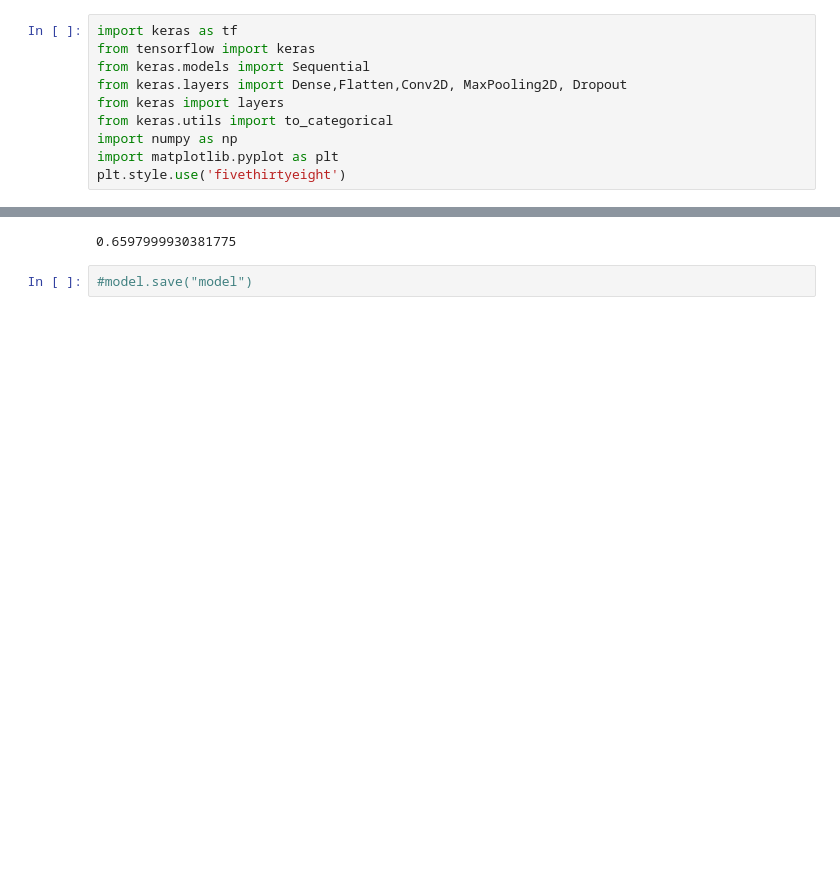
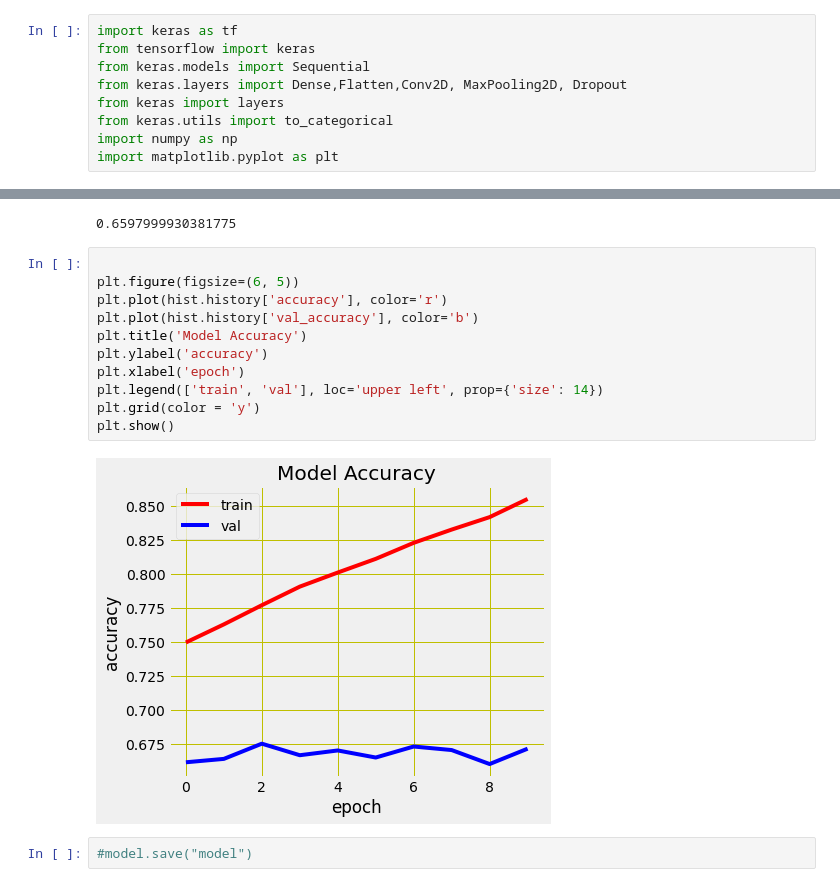
Before and after one commit to amalabdulkhalig/SAMA, a Jupyter notebook: dev/imagemodel.ipynb, the cells around one changed output, grey strips where cells are left out. Drawn from its saved outputs; the diff is of its cells as text; blank space fills up the shorter version.

```diff
--- a/dev/imagemodel.ipynb
+++ b/dev/imagemodel.ipynb
@@ -7,7 +7,6 @@ from keras import layers
 from keras.utils import to_categorical
 import numpy as np
 import matplotlib.pyplot as plt
-plt.style.use('fivethirtyeight')
 # %%
 from keras.datasets import cifar10
 (x_train,y_train), (x_test,y_test) = cifar10.load_data()
@@ -132,6 +128,19 @@ model.evaluate(x_test,y_test_one_hot)[1]
 # %% [output]
 313/313 [==============================] - 2s 6ms/step - loss: 1.1321 - accuracy: 0.6598
 0.6597999930381775
+# %%
+
+plt.figure(figsize=(6, 5))
+plt.plot(hist.history['accuracy'], color='r')
+plt.plot(hist.history['val_accuracy'], color='b')
+plt.title('Model Accuracy')
+plt.ylabel('accuracy')
+plt.xlabel('epoch')
+plt.legend(['train', 'val'], loc='upper left', prop={'size': 14})
+plt.grid(color = 'y')
+plt.show()
+# %% [output]
+[figure, added]
 # %%
 #model.save("model")
 # %% [output]
```
Also changed, not shown: parts of 1 cell of this notebook, 1 other file.
